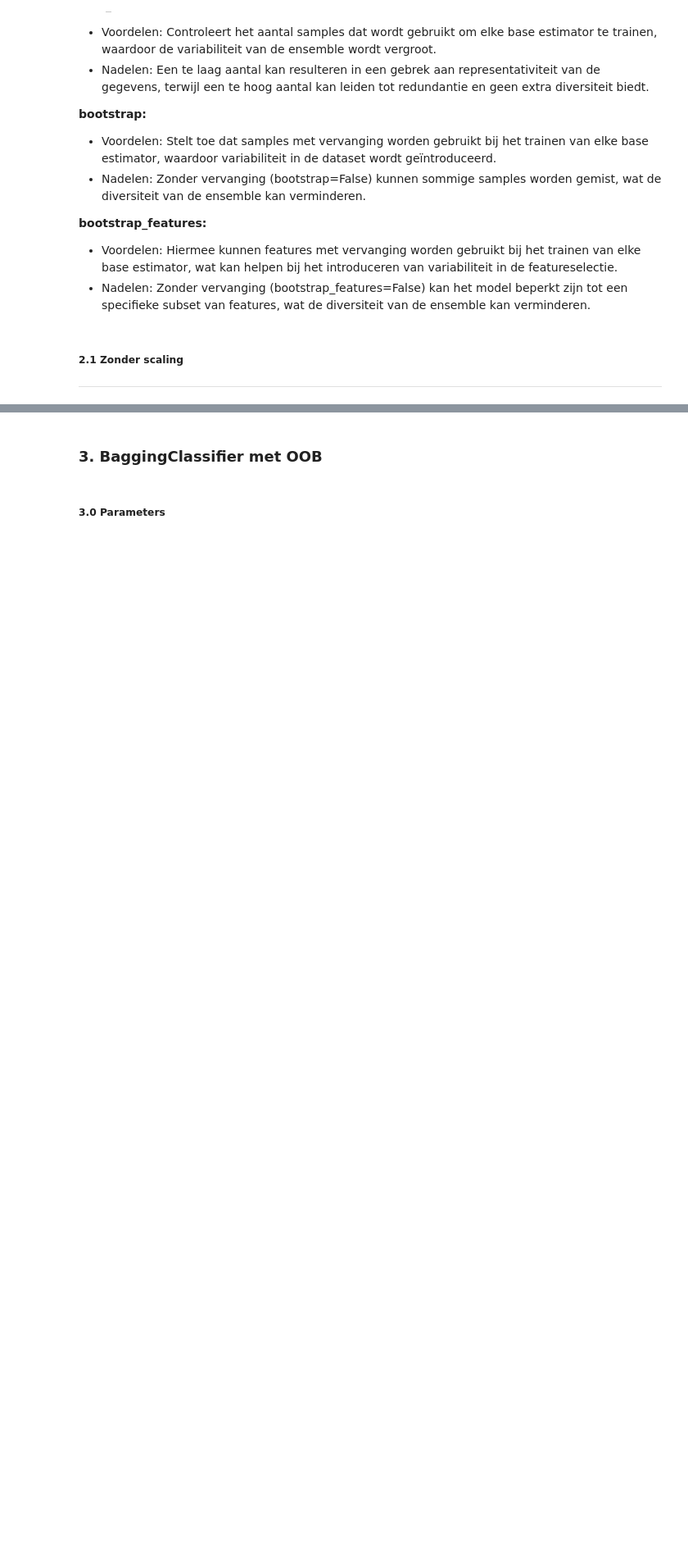
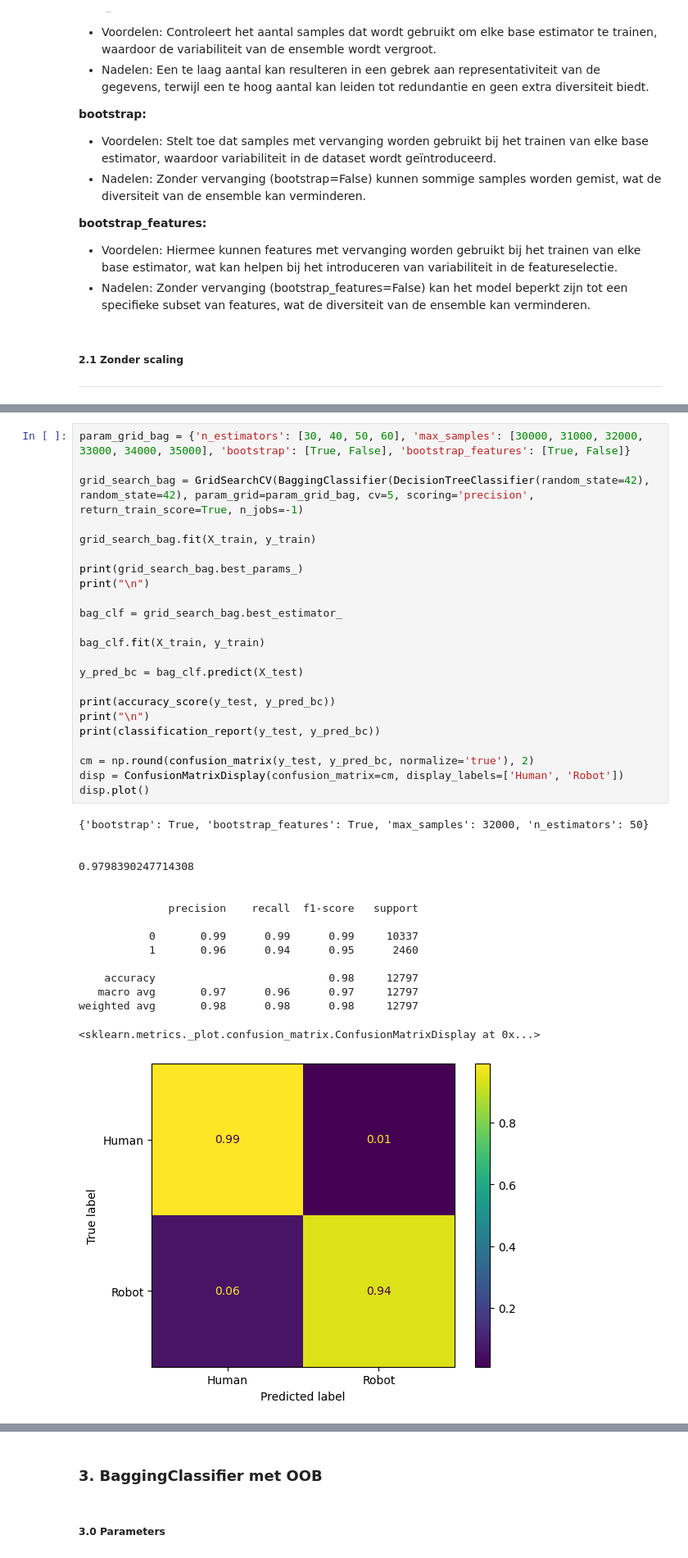
Before and after one commit to Floris-Buyse-FB/project_weblog, a Jupyter notebook: rapport.ipynb, the cells around one changed output, grey strips where cells are left out. Shown at 82% size. Saved outputs shown, nothing was run; the diff lists cells and outputs as text; blank space fills up the shorter version.

```diff
--- a/rapport.ipynb
+++ b/rapport.ipynb
@@ -436 +537,41 @@ Aangezien de scaler de resultaten heeft verminderd zal ik alleen testen met de D
+# %%
+param_grid_bag = {'n_estimators': [30, 40, 50, 60], 'max_samples': [30000, 31000, 32000, 33000, 34000, 35000], 'bootstrap': [True, False], 'bootstrap_features': [True, False]}
+
+grid_search_bag = GridSearchCV(BaggingClassifier(DecisionTreeClassifier(random_state=42), random_state=42), param_grid=param_grid_bag, cv=5, scoring='precision', return_train_score=True, n_jobs=-1)
+
+grid_search_bag.fit(X_train, y_train)
+
+print(grid_search_bag.best_params_)
+print("\n")
+
+bag_clf = grid_search_bag.best_estimator_
+
+bag_clf.fit(X_train, y_train)
+
+y_pred_bc = bag_clf.predict(X_test)
+
+print(accuracy_score(y_test, y_pred_bc))
+print("\n")
+print(classification_report(y_test, y_pred_bc))
+
+cm = np.round(confusion_matrix(y_test, y_pred_bc, normalize='true'), 2)
+disp = ConfusionMatrixDisplay(confusion_matrix=cm, display_labels=['Human', 'Robot'])
+disp.plot()
+# %% [output]
+{'bootstrap': True, 'bootstrap_features': True, 'max_samples': 32000, 'n_estimators': 50}
+
+
+0.9798390247714308
+
+
+              precision    recall  f1-score   support
+
+           0       0.99      0.99      0.99     10337
+           1       0.96      0.94      0.95      2460
+
+    accuracy                           0.98     12797
+   macro avg       0.97      0.96      0.97     12797
+weighted avg       0.98      0.98      0.98     12797
+<sklearn.metrics._plot.confusion_matrix.ConfusionMatrixDisplay at 0x...>
+[figure, added]
 # %% [markdown]
```
Also changed, not shown: parts of 39 cells of this notebook, 9 other files.
